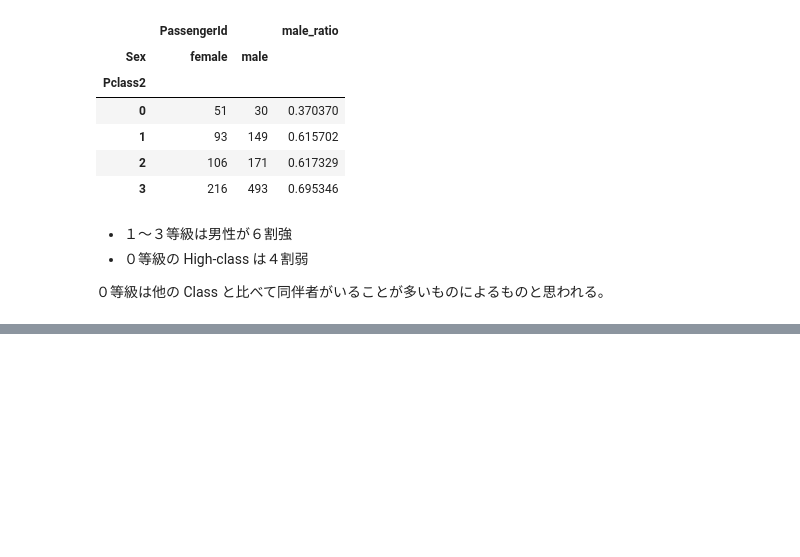
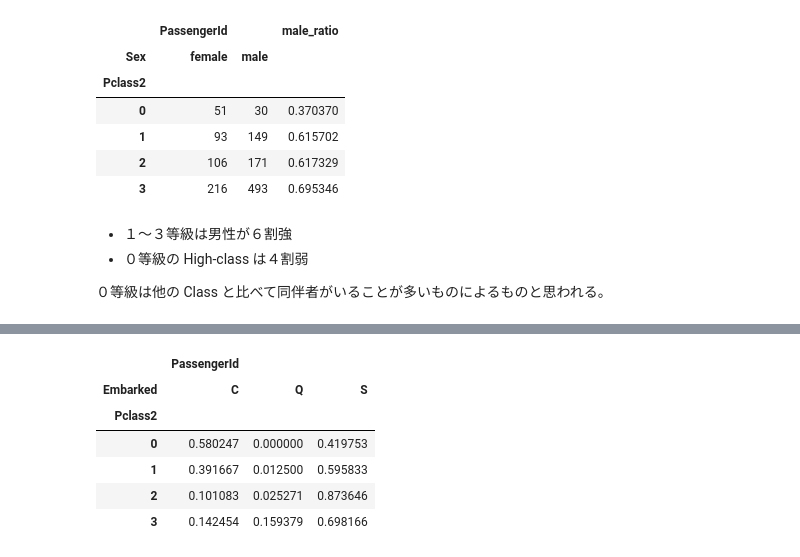
Before and after one commit to 1024xx4/kaggle_titanic, a Jupyter notebook: kaggle_titanic_another_view_point.ipynb, the cells around one changed output, grey strips where cells are left out. Cells and saved outputs as stored; diff of their text form; code cells hidden in the pictures; blank space fills up the shorter version.

```diff
--- a/kaggle_titanic_another_view_point.ipynb
+++ b/kaggle_titanic_another_view_point.ipynb
@@ -193,0 +211,10 @@ df_Pclass_gender
+# %%
+df_Pclass_emb_ratio
+# %% [output]
+|  | PassengerId |  |  |
+| Embarked | C | Q | S |
+| Pclass2 |  |  |  |
+| 0 | 0.580247 | 0.000000 | 0.419753 |
+| 1 | 0.391667 | 0.012500 | 0.595833 |
+| 2 | 0.101083 | 0.025271 | 0.873646 |
+| 3 | 0.142454 | 0.159379 | 0.698166 |
```
Also changed, not shown: parts of 5 cells of this notebook.
